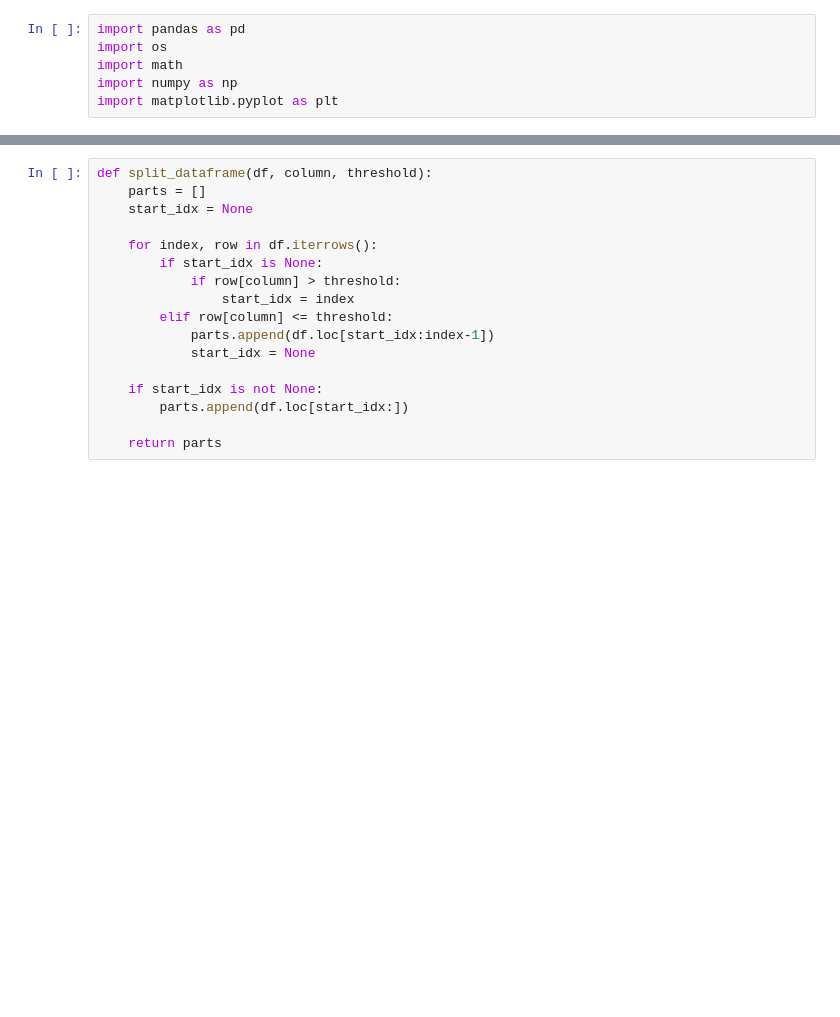
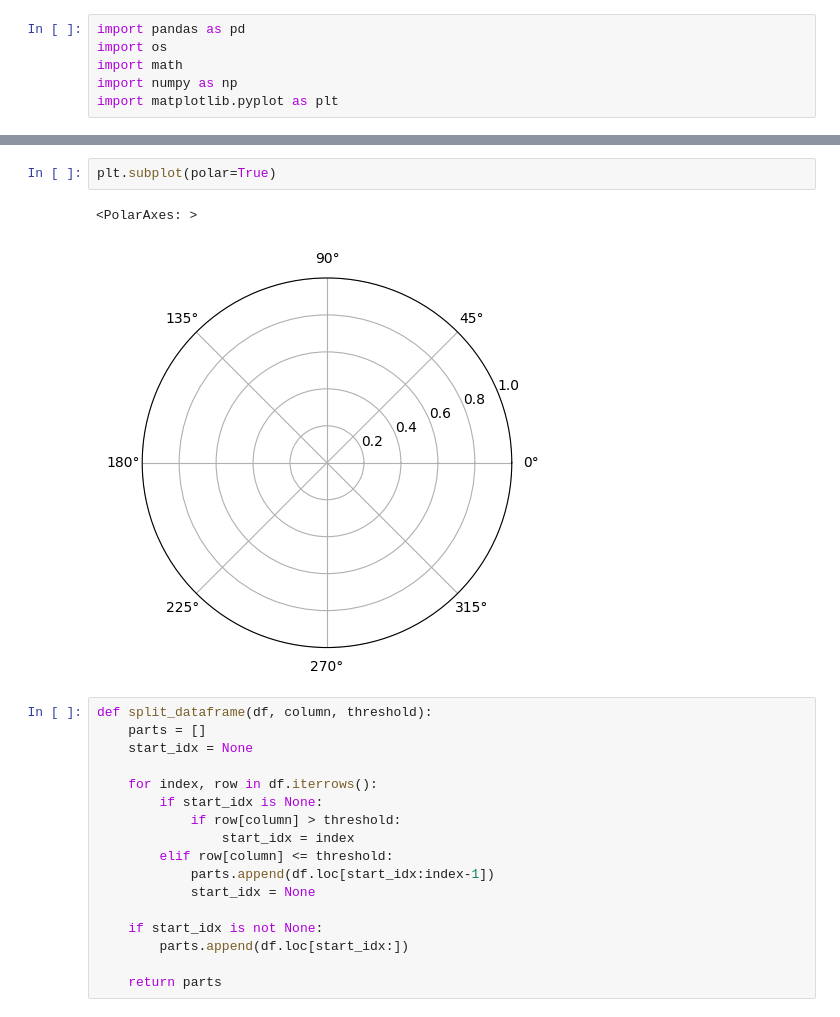
Before and after one commit to JosWigchert/AntennaRadiationPatternOfDrone, a Jupyter notebook: iq_samples.ipynb, the cells around one changed output, grey strips where cells are left out. Cells and saved outputs as stored; diff of their text form; blank space fills up the shorter version.

```diff
--- a/iq_samples.ipynb
+++ b/iq_samples.ipynb
@@ -64,3 +131,8 @@ plt.show()
+# %%
+plt.subplot(polar=True)
+# %% [output]
+<PolarAxes: >
+[figure, added]
 # %%
 def split_dataframe(df, column, threshold):
     parts = []
```
Also changed, not shown: parts of 10 cells of this notebook, 9 other files.
